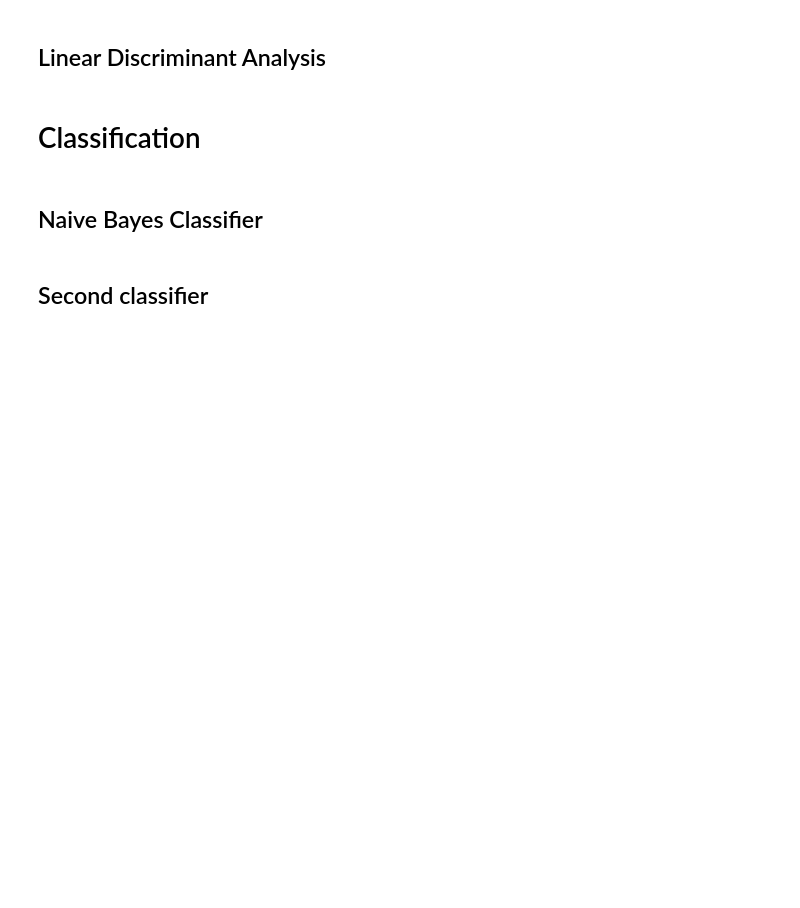
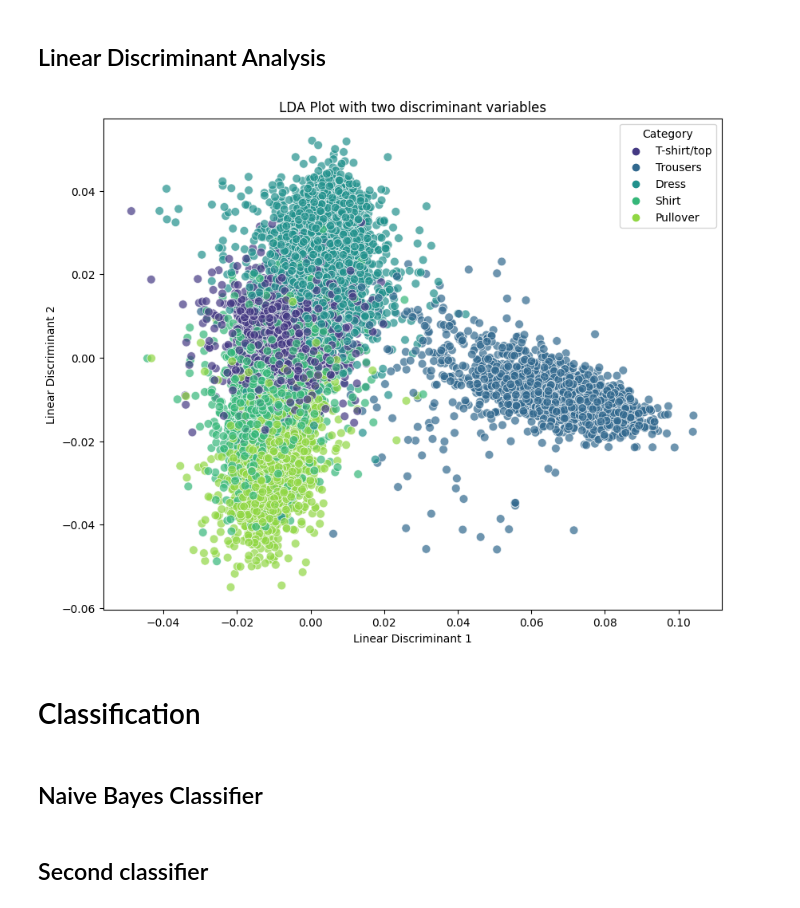
Before and after one commit to Purreskov/Machine-Learning, a Jupyter notebook: main.ipynb, the cells around one changed output. Saved outputs shown, nothing was run; the diff lists cells and outputs as text; code cells hidden in the pictures; blank space fills up the shorter version.

```diff
--- a/main.ipynb
+++ b/main.ipynb
@@ -36,5 +52,94 @@ plt.show()
 # %% [markdown]
 ## Linear Discriminant Analysis
+# %%
+import numpy as np
+import matplotlib.pyplot as plt
+from scipy.linalg import eigh
+
+def lda(X, y, num_components=2):
+    """
+    Linear Discriminant Analysis (LDA) implementation.
+
+    Parameters:
+    - X: Feature matrix (n_samples, n_features)
+    - y: Class labels (n_samples,)
+    - num_components: Number of linear discriminant components to keep
+
+    Returns:
+    - lda_components: Linear discriminant components (n_features, num_components)
+    - explained_variance: Explained variance by each linear discriminant component
+    """
+
+    classes = np.unique(y)
+    num_classes = len(classes)
+    num_features = X.shape[1]
+
+    # Compute class means
+    class_means = np.array([np.mean(X[y == c], axis=0) for c in classes])
+
+    # Compute overall mean
+    overall_mean = np.mean(X, axis=0)
+
+    # Compute between-class scatter matrix
+    between_class_scatter = np.zeros((num_features, num_features))
+    for c in classes:
+        n = len(y[y == c])
+        mean_diff = class_means[c] - overall_mean
+        between_class_scatter += n * np.outer(mean_diff, mean_diff)
+
+    # Compute within-class scatter matrix
+    within_class_scatter = np.zeros((num_features, num_features))
+    for c in classes:
+        class_data = X[y == c]
+        mean_diff = class_data - class_means[c]
+        within_class_scatter += np.dot(mean_diff.T, mean_diff)
+
+    # Solve the generalized eigenvalue problem for (S_w)^(-1) * S_b
+    eigenvalues, eigenvectors = eigh(between_class_scatter, within_class_scatter, eigvals=(num_features - num_components, num_features - 1))
+
+    # Sort eigenvalues and corresponding eigenvectors in descending order
+    sorted_indices = np.argsort(eigenvalues)[::-1]
+    eigenvalues = eigenvalues[sorted_indices]
+    eigenvectors = eigenvectors[:, sorted_indices]
+
+    # Select the top num_components eigenvectors
+    lda_components = eigenvectors[:, :num_components]
+
+    # Compute explained variance
+    explained_variance = eigenvalues[:num_components] / np.sum(eigenvalues)
+
+    return lda_components, explained_variance
+
+# Load the Fashion MNIST training data
+train_data = np.load('fashion_train.npy')
+
+# Extract features (pixel values) and labels
+X_train = train_data[:, :-1]
+y_train = train_data[:, -1]
+
+# Map integer labels to corresponding string labels
+label_mapping = {0: "T-shirt/top", 1: "Trousers", 2: "Pullover", 3: "Dress", 4: "Shirt"}
+y_train_strings = np.array([label_mapping[label] for label in y_train])
+
+# Apply LDA to the data
+lda_components, explained_variance = lda(X_train, y_train, num_components=2)
+
+# Project the data onto the first two linear discriminant components
+lda_projection = np.dot(X_train, lda_components)
+
+# Create a DataFrame with the linear discriminant components and labels
+lda_df = pd.DataFrame(data=lda_projection, columns=['LD1', 'LD2'])
+lda_df['Category'] = y_train_strings
+
+# Visualize the LDA plot using Seaborn
+plt.figure(figsize=(10, 8))
+sns.scatterplot(x='LD1', y='LD2', hue='Category', data=lda_df, palette='viridis', s=60, alpha=0.7)
+plt.title('LDA Plot with two discriminant variables')
+plt.xlabel('Linear Discriminant 1')
+plt.ylabel('Linear Discriminant 2')
+plt.show()
+# %% [output]
+[figure, added]
 # %% [markdown]
 # Classification
 # %% [markdown]
```
Also changed, not shown: parts of 2 cells of this notebook.
